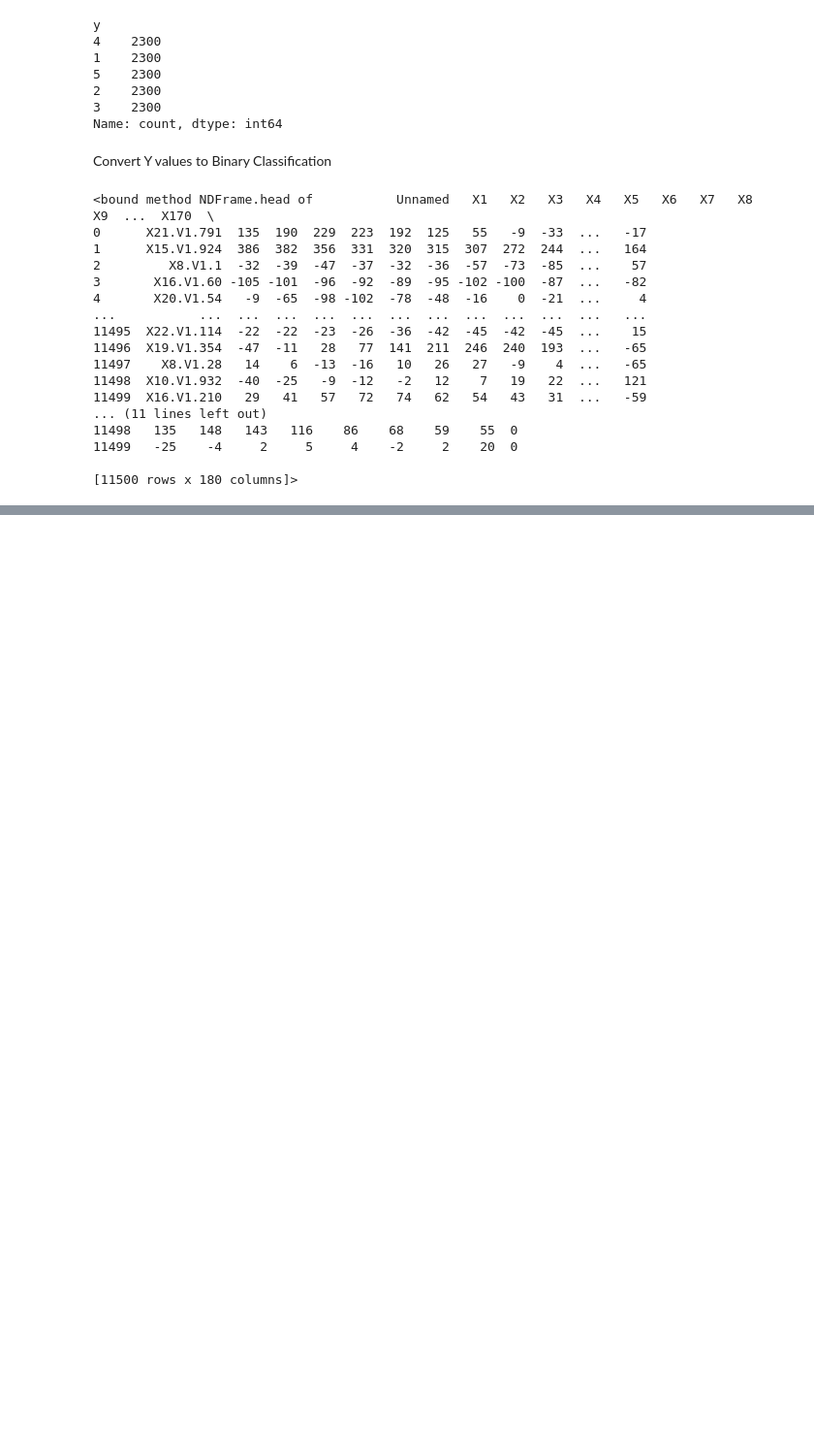
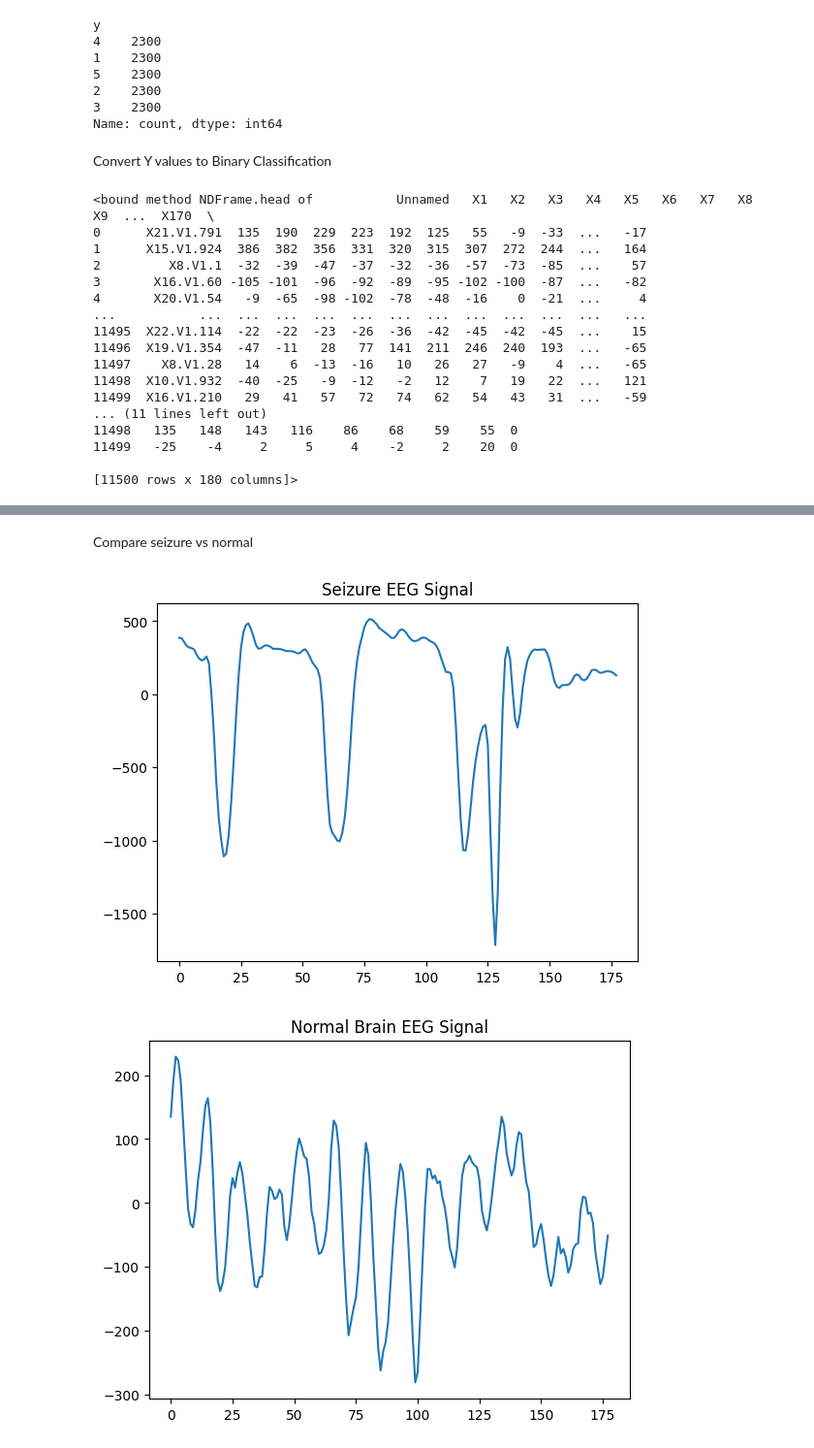
Before and after one commit to luqman-x/AI-ML-Projects, a Jupyter notebook: eeg-seizure-detection/notebook/seizureWatch.ipynb, the cells around one changed output, grey strips where cells are left out. Shown at 97% size. Saved outputs shown, nothing was run; the diff lists cells and outputs as text; code cells hidden in the pictures; blank space fills up the shorter version.

```diff
--- a/eeg-seizure-detection/notebook/seizureWatch.ipynb
+++ b/eeg-seizure-detection/notebook/seizureWatch.ipynb
@@ -68,0 +182,22 @@ KeyError: "['Unnamed: 0'] not found in axis"
+# %% [markdown]
+Compare seizure vs normal
+# %%
+seizure_sample = x[y == 1].iloc[0]
+normal_sample = x[y == 0].iloc[0]
+
+plt.figure()
+
+plt.plot(seizure_sample.values)
+plt.title("Seizure EEG Signal")
+
+plt.show()
+
+plt.figure()
+
+plt.plot(normal_sample.values)
+plt.title("Normal Brain EEG Signal")
+
+plt.show()
+# %% [output]
+[figure, added]
+[figure, added]
```
Also changed, not shown: parts of 14 cells of this notebook, 2 other files.
